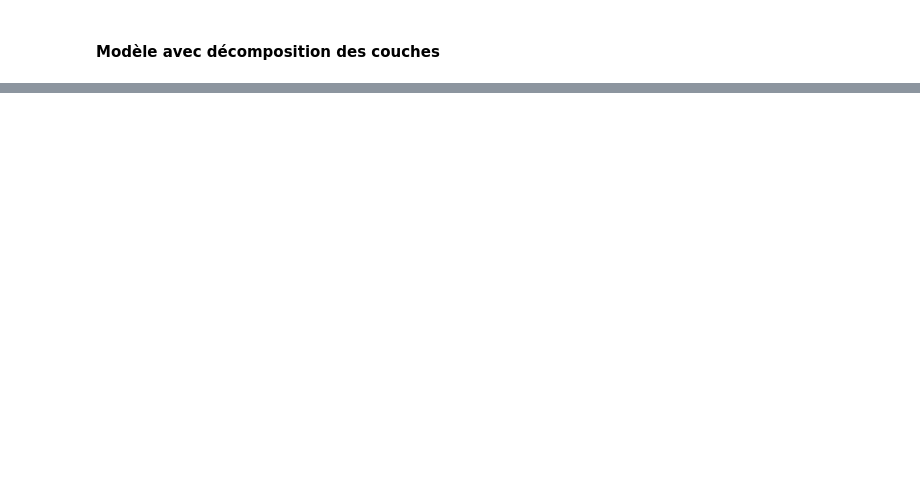
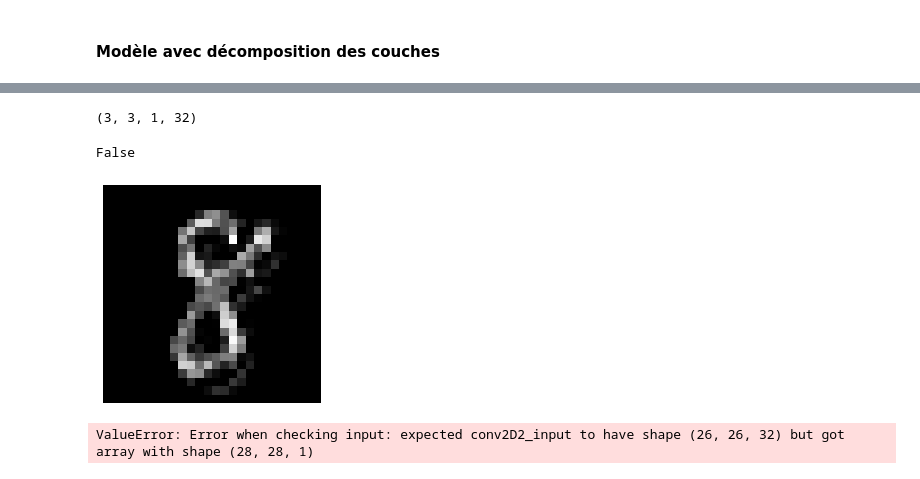
Before and after one commit to rgear/projet_BE, a Jupyter notebook: Mnist_intermediaire.ipynb, the cells around one changed output, grey strips where cells are left out. Saved outputs shown, nothing was run; the diff lists cells and outputs as text; code cells hidden in the pictures; blank space fills up the shorter version.

```diff
--- a/Mnist_intermediaire.ipynb
+++ b/Mnist_intermediaire.ipynb
@@ -200,7 +251,23 @@ modeldecomp.fit(X_train_conv, X_train_conv,
+# %%
+Conv2D_1.get_weights()[0].shape
+# %% [output]
+(3, 3, 1, 32)
+# %%
+np.all(Conv2D_1_imgs[:,:,:,10]==0)
+# %% [output]
+False
+# %%
+fig = plt.figure(figsize=(20, 4))
+ax = fig.add_subplot(1,1,1)
+ax.imshow(Conv2D_1_imgs[0,:,:,9])
+ax.get_xaxis().set_visible(False)
+ax.get_yaxis().set_visible(False)
+# %% [output]
+[figure, added]
 # %%
-modeldecomp_imgs = autoencoder.predict(X_test_conv)
-Conv2D_1_imgs =Conv2D_1.predict(X_test_conv)
-Conv2D_2_imgs =Conv2D_2.predict(X_test_conv)
-Maxpool_imgs =Maxpool.predict(X_test_conv)
+Conv2D_2_imgs =Conv2D_2.predict(Conv2D_1_imgs)
+Maxpool_imgs =Maxpool.predict(Conv2D_2_imgs)
 Dense1_imgs =Dense1.predict(X_test_conv)
 Dense1_imgs =Dense1.predict(X_test_conv)
+# %% [output]
+ValueError: Error when checking input: expected conv2D2_input to have shape (26, 26, 32) but got array with shape (28, 28, 1)
```
Also changed, not shown: parts of 7 cells of this notebook.
